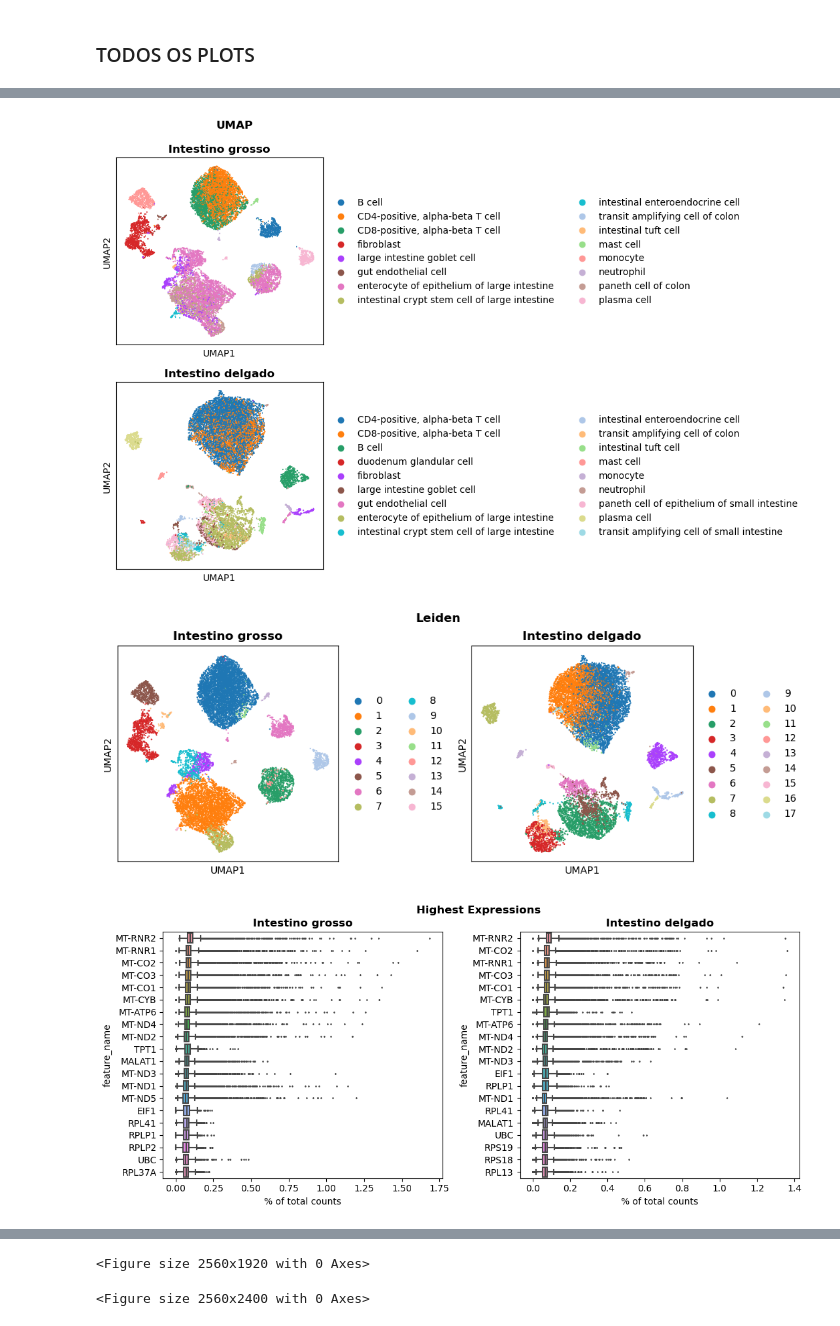
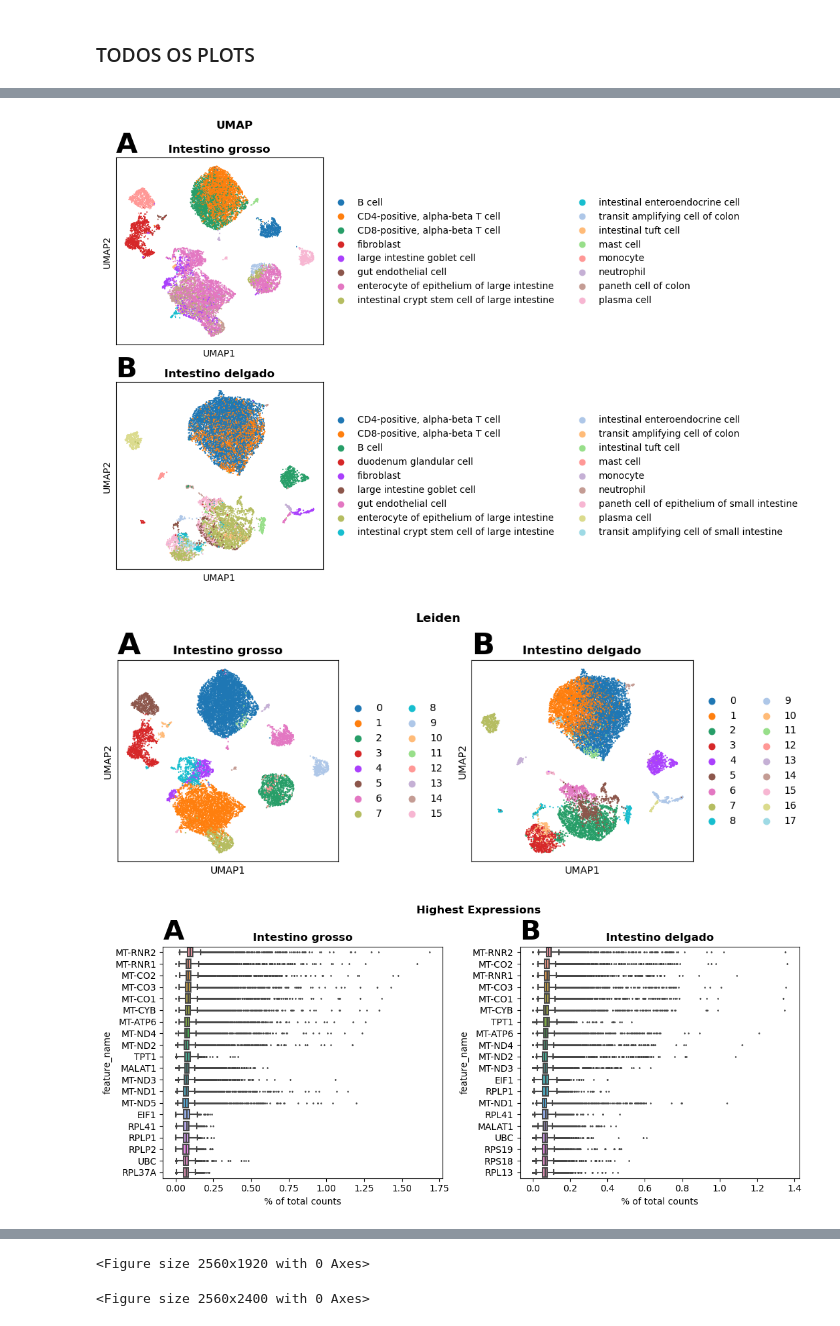
Before and after one commit to monocas/Bio_single_math, a Jupyter notebook: Full.ipynb, the cells around one changed output, grey strips where cells are left out. Saved outputs shown, nothing was run; the diff lists cells and outputs as text; code cells hidden in the pictures.

Commit message:
Adição letras nos plots e figuras

```diff
--- a/Full.ipynb
+++ b/Full.ipynb
@@ -91,29 +91,34 @@ AnnData object with n_obs × n_vars = 26147 × 42949
 # %% [markdown]
 ### FUNÇÕES
 # %%
-def pcaAnn(ann, name, projection='2d', color='cell_type', ax=None):
+anotXY = (0, 1.03)
+
+def pcaAnn(ann, name, anot, projection='2d', color='cell_type', ax=None):
     if ax != None:
         sc.pl.pca(ann, projection=projection, color=color, show=False, ax=ax)
         ax.set_title(name, weight='bold')
+        ax.annotate(anot, xy=anotXY, xycoords='axes fraction', fontsize=30, weight='bold')
     else:
         sc.pl.pca(ann, projection=projection, color=color, show=False)
         plt.gcf().suptitle(name, weight='bold')
 
-def umapAnn(ann, name, color='cell_type', ax=None):
+def umapAnn(ann, name, anot, color='cell_type', ax=None):
     if ax != None:
         sc.pl.umap(ann, color=color, show=False, ax=ax)
         ax.set_title(name, weight='bold')
+        ax.annotate(anot, xy=anotXY, xycoords='axes fraction', fontsize=30, weight='bold')
     else:
         sc.pl.umap(ann, color=color, show=False)
         plt.gcf().suptitle(name, weight='bold')
 
-def leidenAnn(ann, name, resolution=.3, color=['leiden'], ax=None):
+def leidenAnn(ann, name, anot, resolution=.3, color=['leiden'], ax=None):
     sc.pp.neighbors(ann)
     sc.tl.leiden(ann, resolution=resolution)
 
     if ax != None:
         sc.pl.umap(ann, color=color, show=False, ax=ax)
         ax.set_title(name, weight='bold')
+        ax.annotate(anot, xy=anotXY, xycoords='axes fraction', fontsize=30, weight='bold')
     else:
         sc.pl.umap(ann, color=color, show=False)
         plt.gcf().suptitle(name, weight='bold')
@@ -164,10 +169,11 @@ def markerGenesFinder(ann, name, groupby='cell_type', method='wilcoxon', geneSym
 
     return marker_genes
 
-def mostExprGenes(ann, name, nTop=20, geneSymbols='feature_name', ax=None):
+def mostExprGenes(ann, name, anot, nTop=20, geneSymbols='feature_name', ax=None):
     if ax != None:
         sc.pl.highest_expr_genes(ann, n_top=nTop, gene_symbols=geneSymbols, show=False, ax=ax)
         ax.set_title(name, weight='bold')
+        ax.annotate(anot, xy=anotXY, xycoords='axes fraction', fontsize=30, weight='bold')
     else:
         sc.pl.highest_expr_genes(ann, n_top=nTop, gene_symbols=geneSymbols, show=False)
         plt.gcf().suptitle(name, weight='bold')
@@ -206,6 +212,7 @@ def violinAnn(ann, markerGenesDict, name, groupby='cell_type', geneSymbols='feat
 # %%
 datas = [adata, adatinha]
 names = ['Intestino grosso', 'Intestino delgado']
+anots = ['A', 'B']
 
 figPCA, (ax1pca, ax2pca) = plt.subplots(2, 1, figsize=(4, 8), dpi=100)
 figUMAP, (ax1umap, ax2umap) = plt.subplots(2, 1, figsize=(4, 8), dpi=100)
@@ -224,14 +231,14 @@ axes = {
     'Intestino delgado': {'pca': ax2pca, 'umap': ax2umap, 'leiden': ax2leiden, 'expression': ax2expr, 'dotplot': ax2dot},
 }
 
-for data, name in zip(datas, names):
-    pcaAnn(data, name, ax=axes[name]['pca'])
+for data, name, anot in zip(datas, names, anots):
+    pcaAnn(data, name, anot, ax=axes[name]['pca'])
     print('PCA COMPLETE!')
 
-    umapAnn(data, name, ax=axes[name]['umap'])
+    umapAnn(data, name, anot, ax=axes[name]['umap'])
     print('UMAP COMPLETE!')
 
-    leidenAnn(data, name, ax=axes[name]['leiden'])
+    leidenAnn(data, name, anot, ax=axes[name]['leiden'])
     print('Leiden COMPLETE!')
 
     accLeiden = accuracyLeiden(data, name)
@@ -240,7 +247,7 @@ for data, name in zip(datas, names):
     markerGeneDict = markerGenesFinder(data, name, ax=axes[name]['expression'])
     print('Marker genes detection COMPLETE!')
 
-    mostExprGenes(data, name, ax=axes[name]['expression'])
+    mostExprGenes(data, name, anot, ax=axes[name]['expression'])
     print('Most expressed  COMPLETE!')
 
 #     dendrogramAnn(data, name)
@@ -298,6 +305,6 @@ Intestino grosso Plots:
-[figure, old version]
+[figure, new version]
-[figure, old version]
+[figure, new version]
-[figure, old version]
+[figure, new version]
 [figure]
 [figure]
 <Figure size 2560x1920 with 0 Axes>
```
Also changed, not shown: parts of 1 cell of this notebook, 6 other files.
